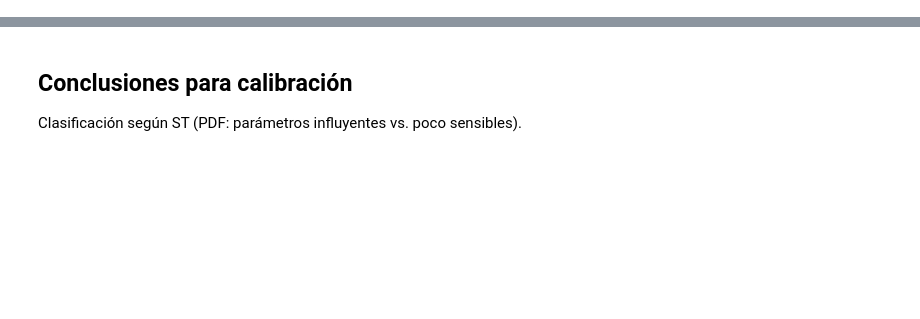
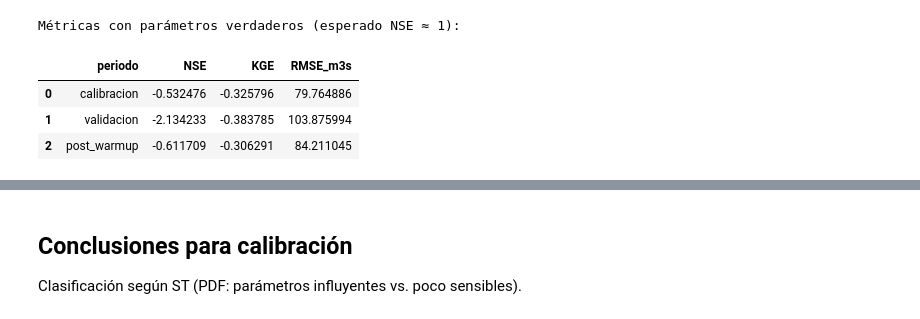
Before and after one commit to luisfajbra/proyecto-hidrosistemas, a Jupyter notebook: notebooks/02_sensitivity.ipynb, the cells around one changed output, grey strips where cells are left out. Drawn from its saved outputs; the diff is of its cells as text; code cells hidden in the pictures; blank space fills up the shorter version.

```diff
--- a/notebooks/02_sensitivity.ipynb
+++ b/notebooks/02_sensitivity.ipynb
@@ -150,68 +189,68 @@ evaluaciones Sobol ~ 768
 # %%
+# ── Función de simulación ─────────────────────────────────────────────────────
+# alpha_Qup escala la serie completa q_up del CSV.
+# La forma del hidrograma se preserva; solo varía su magnitud.
+# Esto representa incertidumbre en el aforo (error sistemático del instrumento).
 def simulate_outlet(params):
-    n, s0, qup, qlat = map(float, params)
+    n, s0, alpha, qlat = map(float, params)
     q = np.asarray(
         saint_venant_1d(
             [n, s0, B_W_FIXED],
-            q_upstream=qup,
+            q_upstream=alpha * q_up,   # serie temporal escalada por alpha
             time_seconds=t_sec,
             nt=nt,
             L=L_CANAL,
             nx=NX,
-            q_lat=qlat,
+            q_lat=qlat,                # escalar constante: aporte lateral efectivo
         ),
         dtype=float,
     )
-    return np.maximum(q, 0.0)
+    return np.maximum(q, 0.0)   # recorte físico: Q >= 0
 
 
+# ── Métricas ──────────────────────────────────────────────────────────────────
 def nse(obs, sim, m):
     o, s = obs[m], sim[m]
-    den = float(np.sum((o - np.mean(o)) ** 2))
+    den  = float(np.sum((o - np.mean(o)) ** 2))
     return 1.0 if den < 1e-12 else float(1.0 - np.sum((o - s) ** 2) / den)
-
 
 def kge(obs, sim, m):
     o, s = obs[m], sim[m]
     if np.std(o) < 1e-12 or np.std(s) < 1e-12:
         return -np.inf
     r = float(np.corrcoef(o, s)[0, 1])
-    return float(1.0 - np.sqrt((r - 1) ** 2 + (np.std(s) / np.std(o) - 1) ** 2 + (np.mean(s) / np.mean(o) - 1) ** 2))
-
+    return float(1.0 - np.sqrt((r-1)**2 + (np.std(s)/np.std(o)-1)**2 + (np.mean(s)/np.mean(o)-1)**2))
 
 def rmse_m(obs, sim, m):
     return float(np.sqrt(np.mean((obs[m] - sim[m]) ** 2)))
 
-
 def metrics_table(obs, sim):
     rows = []
-    for label, m in [
-        ("calibracion", mask_cal),
-        ("validacion", mask_val),
-        ("post_warmup", mask_sobol),
-    ]:
+    for label, m in [("calibracion", mask_cal), ("validacion", mask_val), ("post_warmup", mask_sobol)]:
         if m.sum() < 2:
             continue
-        rows.append({
-            "periodo": label,
-            "NSE": nse(obs, sim, m),
-            "KGE": kge(obs, sim, m),
-            "RMSE_m3s": rmse_m(obs, sim, m),
-        })
+        rows.append({"periodo": label, "NSE": nse(obs, sim, m), "KGE": kge(obs, sim, m), "RMSE_m3s": rmse_m(obs, sim, m)})
     return pd.DataFrame(rows)
-
 
 def sobol_y(params, metric=SOBOL_METRIC):
     q = simulate_outlet(params)
-    if metric == "rmse":
-        return rmse_m(q_obs, q, mask_sobol)
-    if metric == "kge":
-        return 1.0 - kge(q_obs, q, mask_sobol)
+    if metric == "rmse": return rmse_m(q_obs, q, mask_sobol)
+    if metric == "kge":  return 1.0 - kge(q_obs, q, mask_sobol)
     return 1.0 - nse(q_obs, q, mask_sobol)
 
 
+# ── Verificación con parámetros verdaderos ────────────────────────────────────
+# NSE debe ser cercano a 1 con alpha=1.0, n=0.035, S0=0.001.
+# Si NSE < 0, revisar la implementación de simulate_outlet.
 q_ref = simulate_outlet(PARAMS_TRUE)
+print("Métricas con parámetros verdaderos (esperado NSE ≈ 1):")
 display(metrics_table(q_obs, q_ref))
+# %% [output]
+Métricas con parámetros verdaderos (esperado NSE ≈ 1):
+|  | periodo | NSE | KGE | RMSE_m3s |
+| 0 | calibracion | -0.532476 | -0.325796 | 79.764886 |
+| 1 | validacion | -2.134233 | -0.383785 | 103.875994 |
+| 2 | post_warmup | -0.611709 | -0.306291 | 84.211045 |
 # %% [markdown]
 ## Justificación del método y rangos (PDF Parte 2)
 
```
Also changed, not shown: parts of 13 cells of this notebook, 6 other files.
